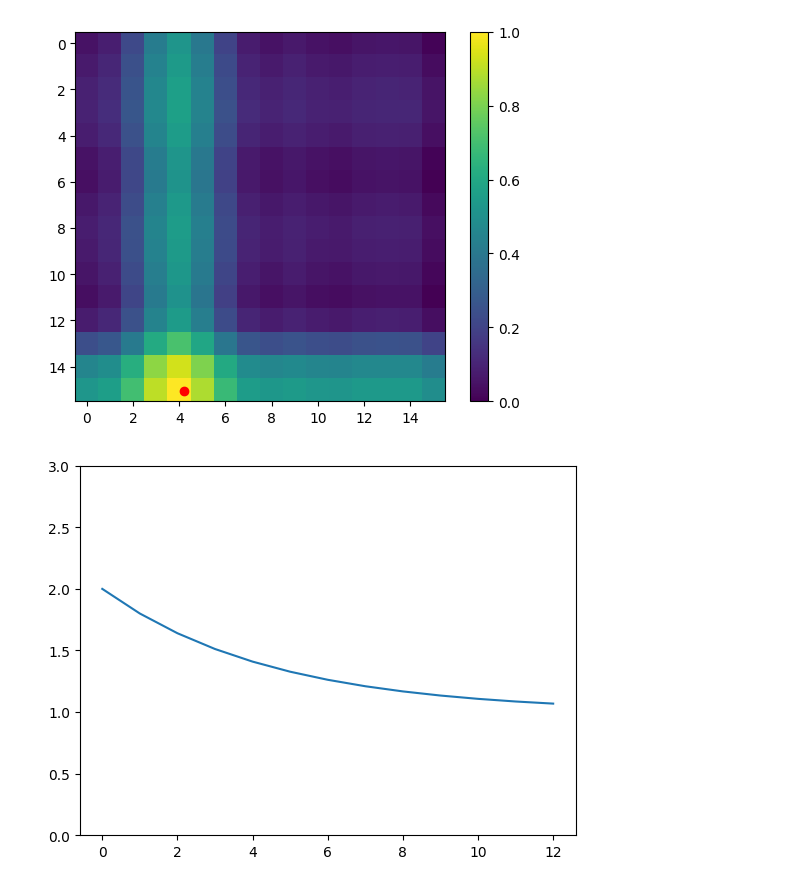
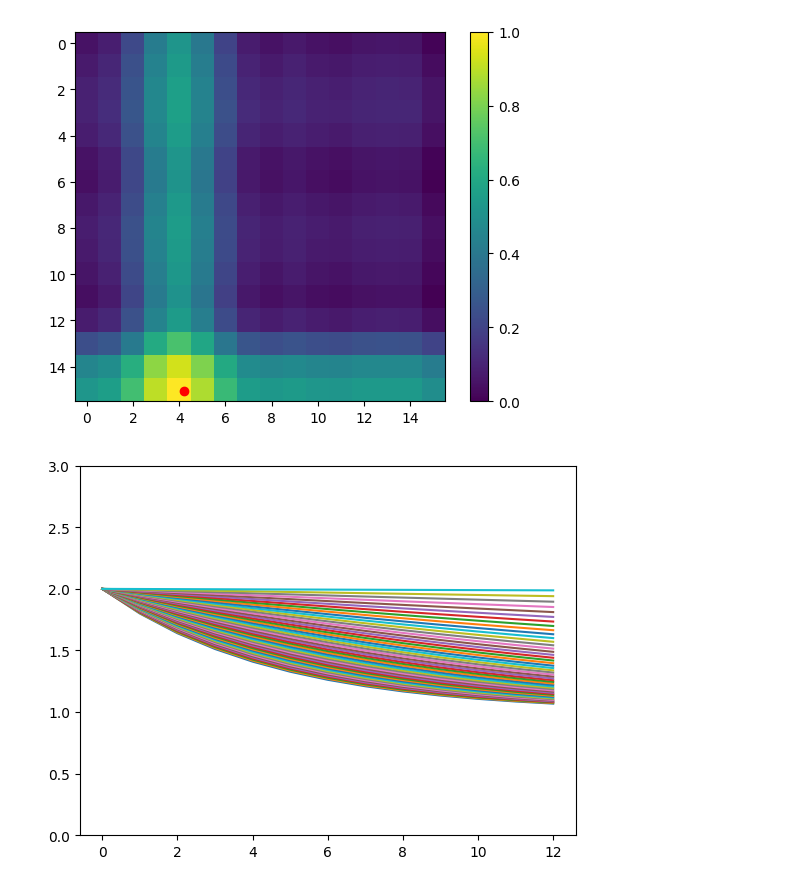
Before and after one commit to Leo00010011/From-Noisy-Eye-Tracking-To-Scanpath, a Jupyter notebook: src/notebooks/test_gaussian_fourier.ipynb, the cells around one changed output. Cells and saved outputs as stored; diff of their text form; code cells hidden in the pictures.

```diff
--- a/src/notebooks/test_gaussian_fourier.ipynb
+++ b/src/notebooks/test_gaussian_fourier.ipynb
@@ -44,10 +44,11 @@ torch.Size([2])
 # %%
 x = torch.arange(13)
 b = 0.8
-y = (b**x) + 1
 plt.ylim(0, 3)
-
-plt.plot(x,y)
+b = torch.linspace(0.8,0.999,50)
+for i in range(50):
+    y = (b[i]**x) + 1
+    plt.plot(x,y)
 plt.show()
 # %% [output]
-[figure, old version]
+[figure, new version]
```
Also changed, not shown: 1 other file.
